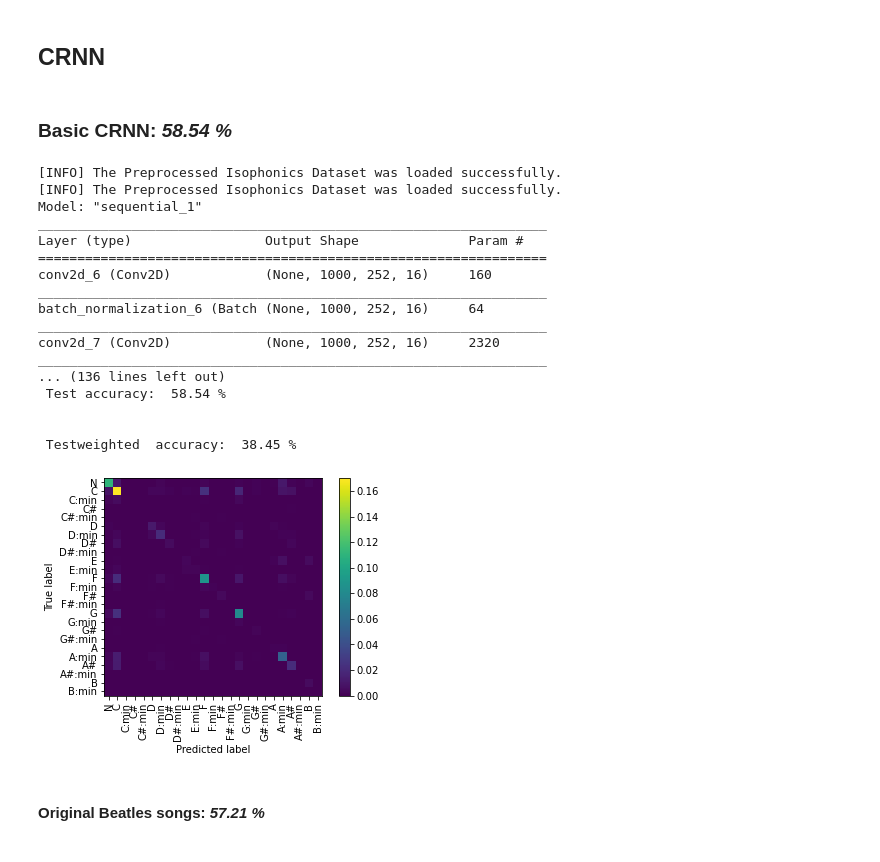
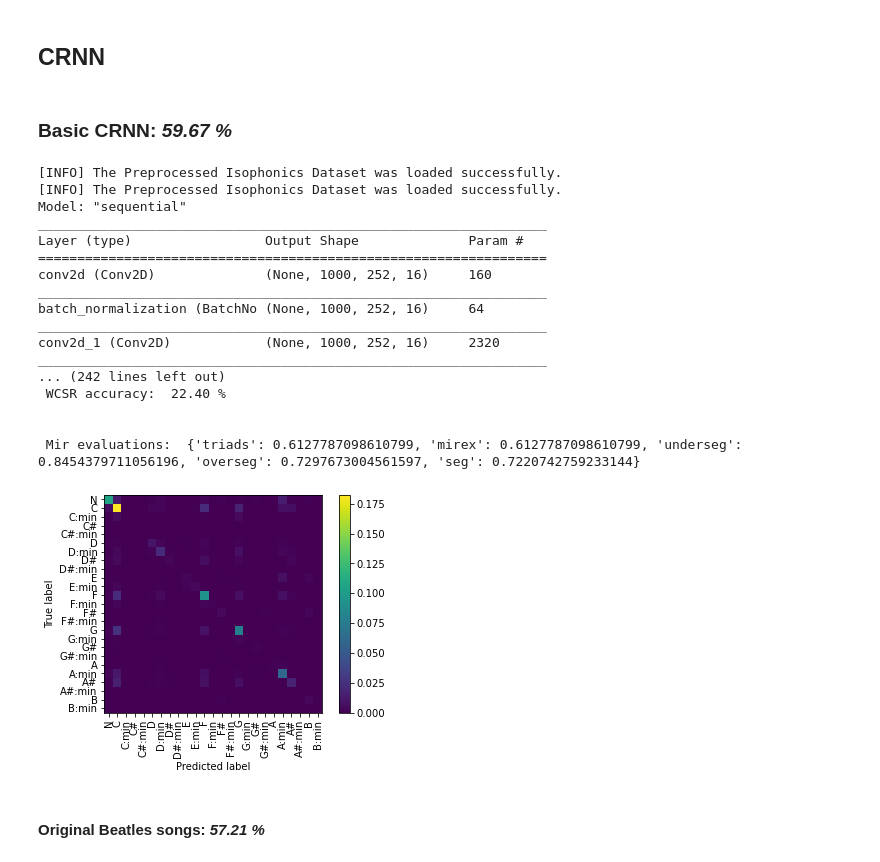
Before and after one commit to lanzv/SongChordsRecognizer, a Jupyter notebook: ACR_Training/Beatles Results.ipynb, the cells around one changed output. Cells and saved outputs as stored; diff of their text form; code cells hidden in the pictures.

Commit message:
add CRNN_basic with all mir eval scores

```diff
--- a/ACR_Training/Beatles Results.ipynb
+++ b/ACR_Training/Beatles Results.ipynb
@@ -21,12 +21,11 @@ import sys
 # %% [markdown]
 ## CRNN
 # %% [markdown]
-### Basic CRNN: ***58.54 %***
+### Basic CRNN: ***59.67 %***
 # %%
 from sklearn.preprocessing import StandardScaler
 from sklearn.decomposition import PCA
 from sklearn.pipeline import Pipeline
-
 
 # DATA PREPARATION
 # Train data
@@ -45,49 +44,57 @@ train_x = preprocessor.transform(train_x.reshape((-1, 252))).reshape((-1, n_fram
 # Create model
 crnn_model = CRNN_basic(input_shape=(n_frames, n_chromas, 1), output_classes=25)
 # Train model
-crnn_model.fit(train_x, train_y, epochs=50)
+crnn_model.fit(train_x, train_y, [], [], epochs=100)
 
 
 # EVALUATE
 # Collecting
 grouped_test_x, grouped_test_y = [], []
 gold, predictions = [], []
 for songs_features, songs_labels in zip(test_x, test_y):
     songs_features_transformed = preprocessor.transform(songs_features.reshape((-1, n_chromas))).reshape((-1, n_frames, n_chromas, 1))
     gold.append(songs_labels)
     predictions.append(crnn_model.predict(songs_features_transformed))
     for feature_sequence, label_sequence in zip(songs_features_transformed, songs_labels):
         grouped_test_x.append(feature_sequence)
         grouped_test_y.append(label_sequence)
 grouped_test_x = np.array(grouped_test_x)
 grouped_test_y = np.array(grouped_test_y)
 
 # Accuracy
 print("\n","Test accuracy: ", "{:.2f}".format(100*crnn_model.score(grouped_test_x, grouped_test_y)), "%", "\n")
 crnn_model.display_confusion_matrix(grouped_test_x, grouped_test_y)
 # Weighted Accuracy
-print("\n","Testweighted  accuracy: ",
+print("\n","Test weighted  accuracy: ",
       "{:.2f}".format(100*Evaluator.eval_isophonics_testset(gold, predictions)),
       "%", "\n")
+# Weighted Accuracy
+print("\n","WCSR accuracy: ",
+      "{:.2f}".format(100*Evaluator.own_weighted_chord_symbol_recall(gold, predictions)),
+      "%", "\n")
+
+# Related mir eval scores
+print("\n","Mir evaluations: ",
+      Evaluator.mir_eval_all(gold, predictions),"\n")
 # %% [output]
 [INFO] The Preprocessed Isophonics Dataset was loaded successfully.
 [INFO] The Preprocessed Isophonics Dataset was loaded successfully.
-Model: "sequential_1"
+Model: "sequential"
 _________________________________________________________________
 Layer (type)                 Output Shape              Param #
 =================================================================
-conv2d_6 (Conv2D)            (None, 1000, 252, 16)     160
+conv2d (Conv2D)              (None, 1000, 252, 16)     160
 _________________________________________________________________
-batch_normalization_6 (Batch (None, 1000, 252, 16)     64
+batch_normalization (BatchNo (None, 1000, 252, 16)     64
 _________________________________________________________________
-conv2d_7 (Conv2D)            (None, 1000, 252, 16)     2320
+conv2d_1 (Conv2D)            (None, 1000, 252, 16)     2320
 _________________________________________________________________
-... (136 lines left out)
- Test accuracy:  58.54 %
+... (242 lines left out)
+ WCSR accuracy:  22.40 %
 
 
- Testweighted  accuracy:  38.45 %
+ Mir evaluations:  {'triads': 0.6127787098610799, 'mirex': 0.6127787098610799, 'underseg': 0.8454379711056196, 'overseg': 0.7297673004561597, 'seg': 0.7220742759233144}
-[figure, old version]
+[figure, new version]
 # %% [markdown]
 #### Original Beatles songs: ***57.21 %***
 # %%
```
